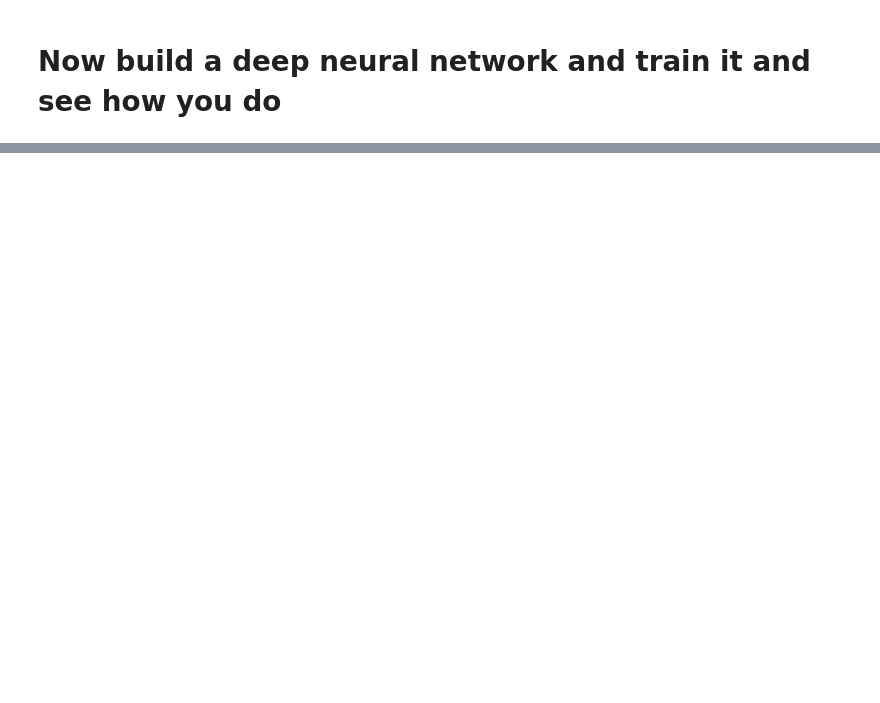
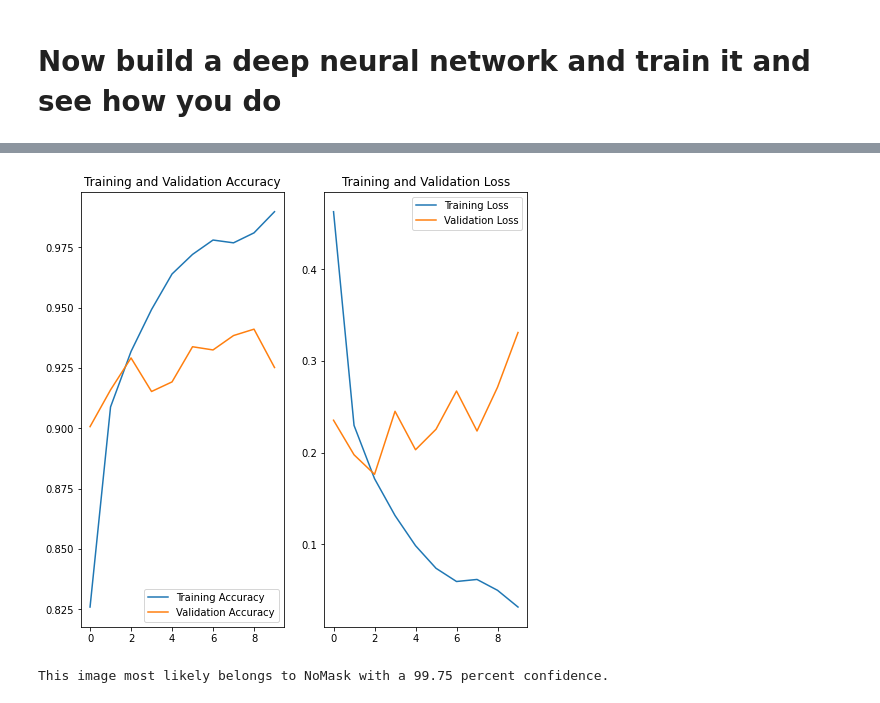
Before and after one commit to DaniBrew4/Deep-Learning-Mask, a Jupyter notebook: MaskNoMask-student.ipynb, the cells around one changed output, grey strips where cells are left out. Cells and saved outputs as stored; diff of their text form; code cells hidden in the pictures; blank space fills up the shorter version.

```diff
--- a/MaskNoMask-student.ipynb
+++ b/MaskNoMask-student.ipynb
@@ -67,0 +93,4 @@ testing_ds = testing_ds.cache().prefetch(buffer_size=AUTOTUNE)
+# %%
+model.compile(optimizer = 'adam',
+             loss = tf.keras.losses.SparseCategoricalCrossentropy(from_logits = True),
+             metrics = ['accuracy'])
@@ -67,0 +119,7 @@ testing_ds = testing_ds.cache().prefetch(buffer_size=AUTOTUNE)
+# %%
+epochs = 10
+history = model.fit(
+    training_ds,
+    validation_data = testing_ds,
+    epochs = epochs
+)
@@ -67,0 +147,44 @@ testing_ds = testing_ds.cache().prefetch(buffer_size=AUTOTUNE)
+# %%
+acc = history.history['accuracy']
+val_acc = history.history['val_accuracy']
+
+loss = history.history['loss']
+val_loss = history.history['val_loss']
+
+epochs_range = range(epochs)
+
+plt.figure(figsize = (8, 8))
+plt.subplot(1, 2, 1)
+plt.plot(epochs_range, acc, label = 'Training Accuracy')
+plt.plot(epochs_range, val_acc, label = 'Validation Accuracy')
+plt.legend(loc = 'lower right')
+plt.title('Training and Validation Accuracy')
+
+plt.subplot(1, 2, 2)
+plt.plot(epochs_range, loss, label='Training Loss')
+plt.plot(epochs_range, val_loss, label='Validation Loss')
+plt.legend(loc='upper right')
+plt.title('Training and Validation Loss')
+plt.show()
+# %% [output]
+[figure, added]
+# %%
+from tensorflow import keras
+mayo_url = "https://www.mayoclinichealthsystem.org/-/media/national-files/images/hometown-health/2020/person-wearing-a-mask.jpg?h=370&w=660&la=en&hash=1C2BCBE2AE429A4850802B1CB340E79F"
+mayo_path = tf.keras.utils.get_file('person-wearing-a-mask', origin=mayo_url)
+
+img = keras.preprocessing.image.load_img(
+    mayo_path, target_size=(img_height, img_width)
+)
+img_array = keras.preprocessing.image.img_to_array(img)
+img_array = tf.expand_dims(img_array, 0) # Create a batch
+
+predictions = model.predict(img_array)
+score = tf.nn.softmax(predictions[0])
+
+print(
+    "This image most likely belongs to {} with a {:.2f} percent confidence."
+    .format(class_names[np.argmax(score)], 100 * np.max(score))
+)
+# %% [output]
+This image most likely belongs to NoMask with a 99.75 percent confidence.
```
Also changed, not shown: parts of 21 cells of this notebook.
